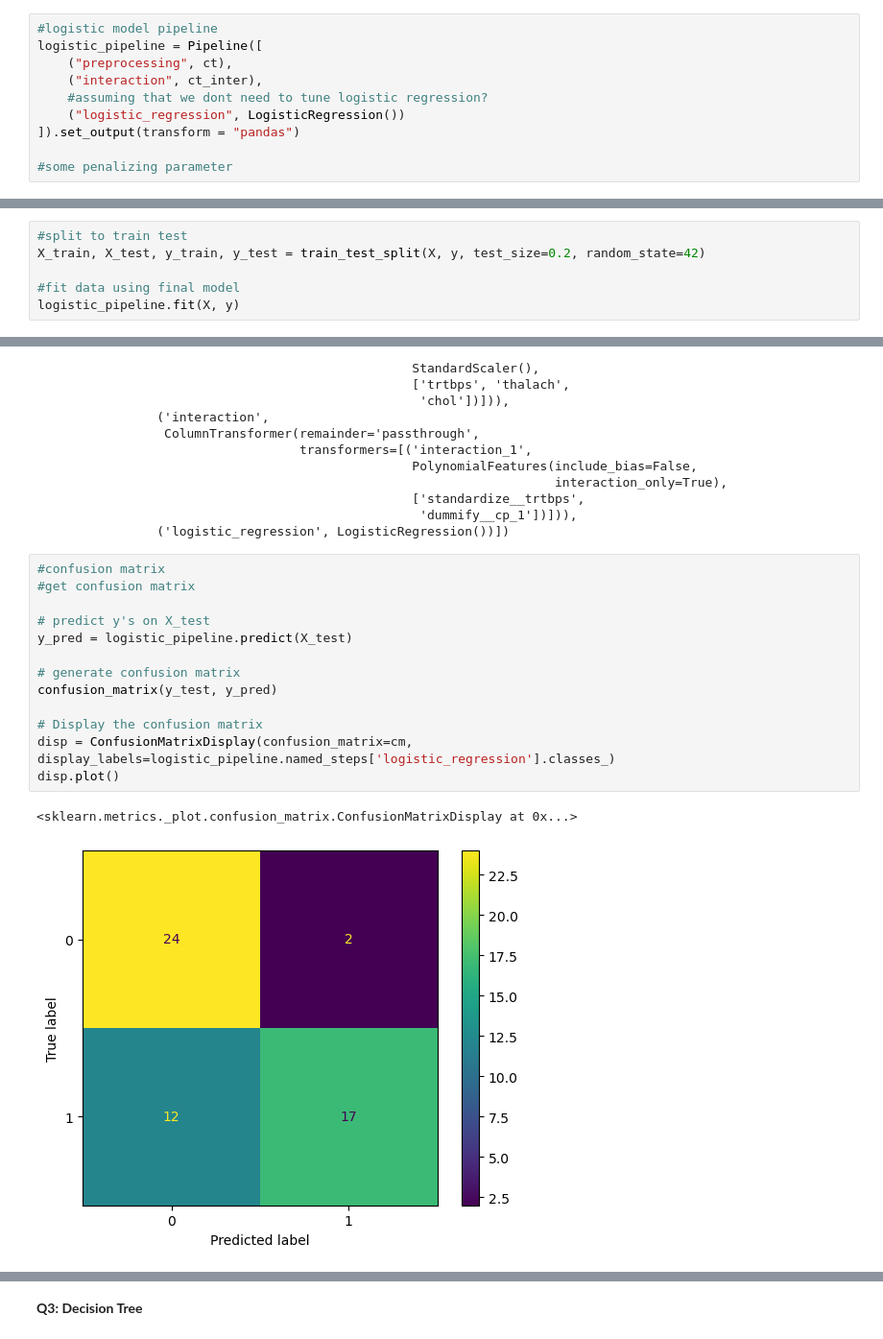
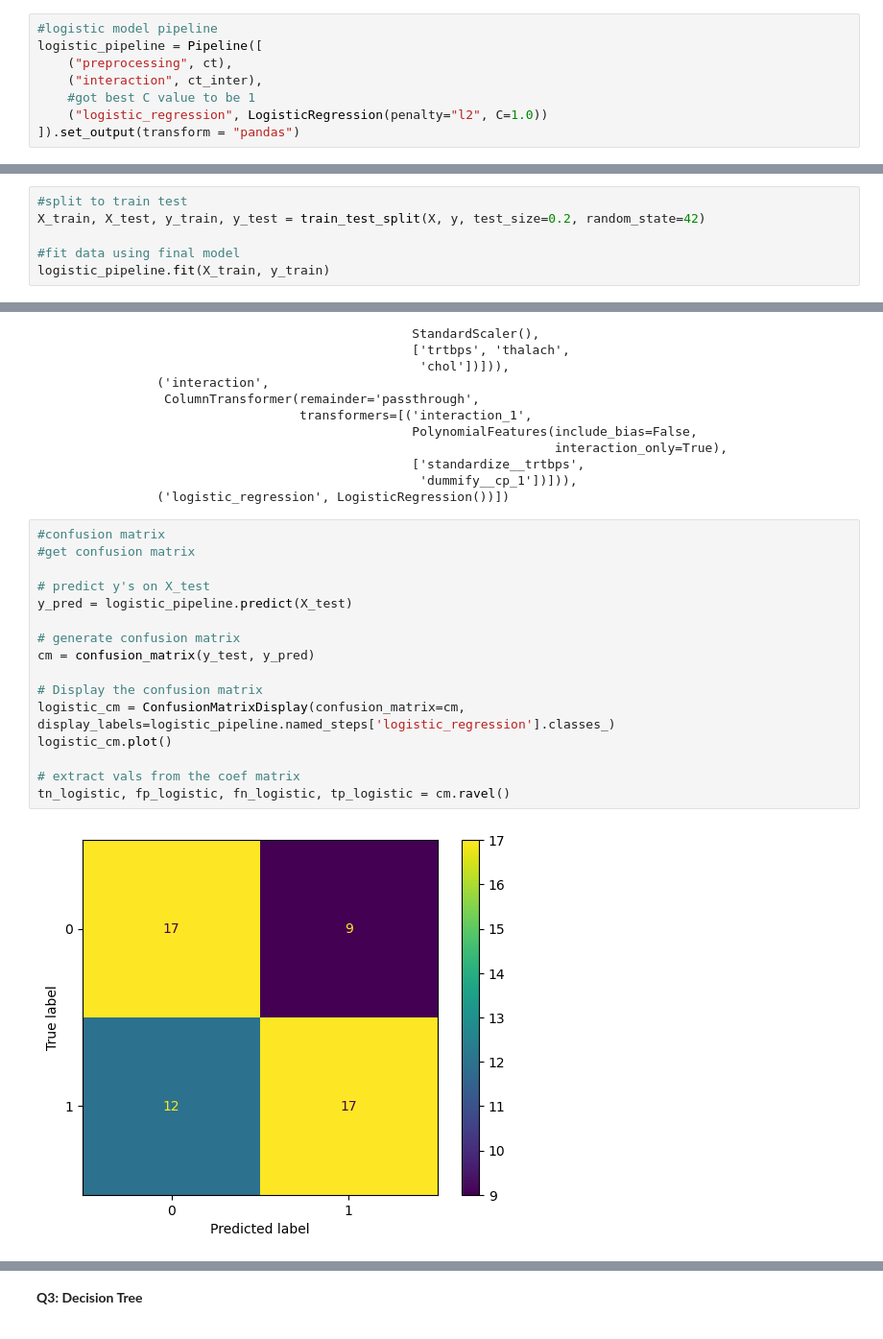
Before and after one commit to BLauf/GSB-544, a Jupyter notebook: labs/lab07/lab_07.ipynb, the cells around one changed output, grey strips where cells are left out. Shown at 96% size. Cells and saved outputs as stored; diff of their text form.

```diff
--- a/labs/lab07/lab_07.ipynb
+++ b/labs/lab07/lab_07.ipynb
@@ -189,8 +192,6 @@ X_1 = ct.fit_transform(X)
 logistic_pipeline = Pipeline([
     ("preprocessing", ct),
     ("interaction", ct_inter),
-    #assuming that we dont need to tune logistic regression?
-    ("logistic_regression", LogisticRegression())
+    #got best C value to be 1
+    ("logistic_regression", LogisticRegression(penalty="l2", C=1.0))
 ]).set_output(transform = "pandas")
-
-#some penalizing parameter
@@ -214,7 +252,7 @@ For each model included below please note that only models that are found to hav
 X_train, X_test, y_train, y_test = train_test_split(X, y, test_size=0.2, random_state=42)
 
 #fit data using final model
-logistic_pipeline.fit(X, y)
+logistic_pipeline.fit(X_train, y_train)
 # %% [output]
 Pipeline(steps=[('preprocessing',
                  ColumnTransformer(transformers=[('dummify',
@@ -236,19 +274,21 @@ Pipeline(steps=[('preprocessing',
 # %%
 #confusion matrix
 #get confusion matrix
 
 # predict y's on X_test
 y_pred = logistic_pipeline.predict(X_test)
 
 # generate confusion matrix
-confusion_matrix(y_test, y_pred)
+cm = confusion_matrix(y_test, y_pred)
 
 # Display the confusion matrix
-disp = ConfusionMatrixDisplay(confusion_matrix=cm, display_labels=logistic_pipeline.named_steps['logistic_regression'].classes_)
-disp.plot()
+logistic_cm = ConfusionMatrixDisplay(confusion_matrix=cm, display_labels=logistic_pipeline.named_steps['logistic_regression'].classes_)
+logistic_cm.plot()
+
+# extract vals from the coef matrix
+tn_logistic, fp_logistic, fn_logistic, tp_logistic = cm.ravel()
 # %% [output]
-<sklearn.metrics._plot.confusion_matrix.ConfusionMatrixDisplay at 0x...>
-[figure, old version]
+[figure, new version]
 # %%
 #COPIED FROM CHATGPT NEED TO LOOK OVER
 
```
Also changed, not shown: parts of 64 cells of this notebook, 1 other file.
